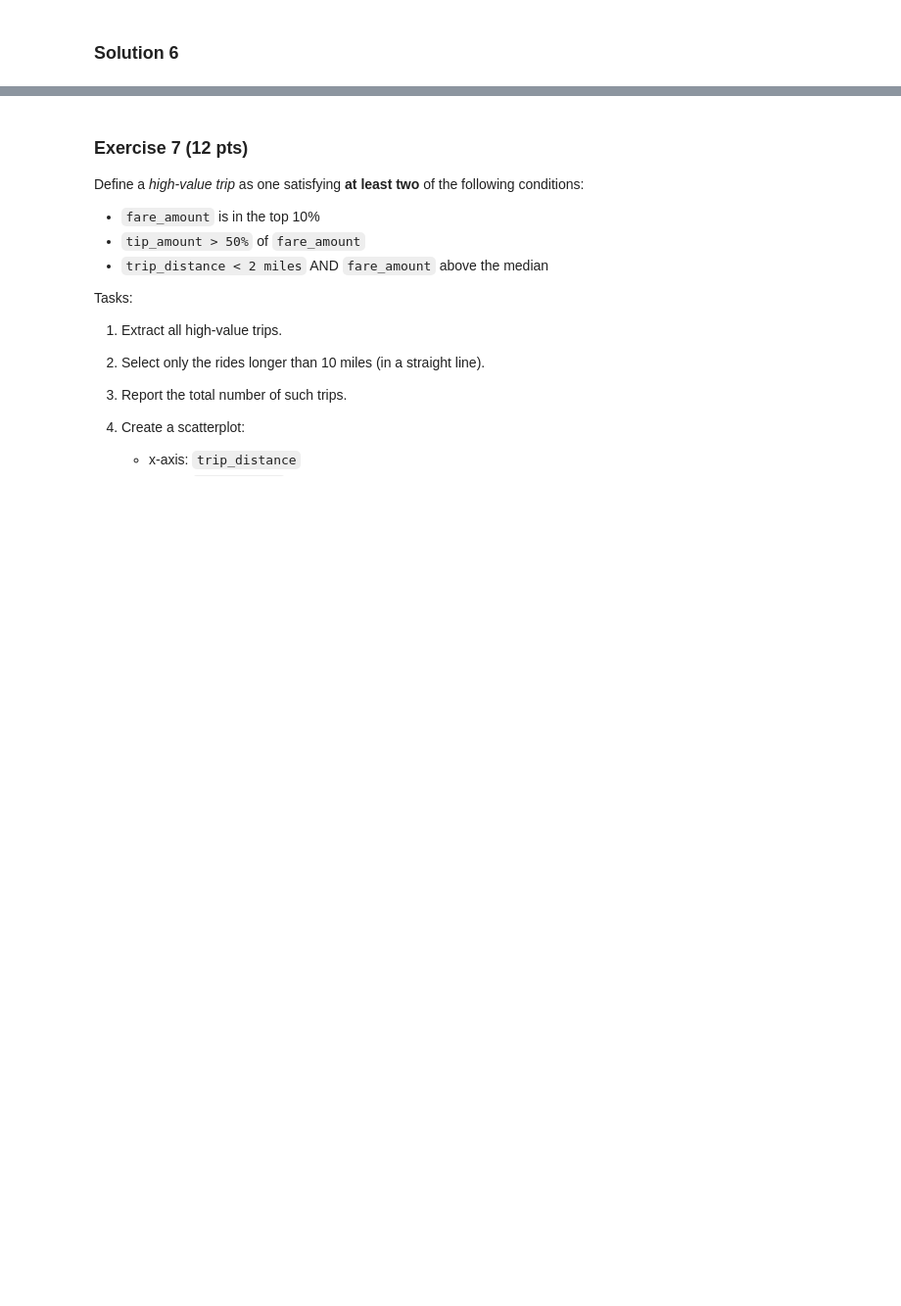
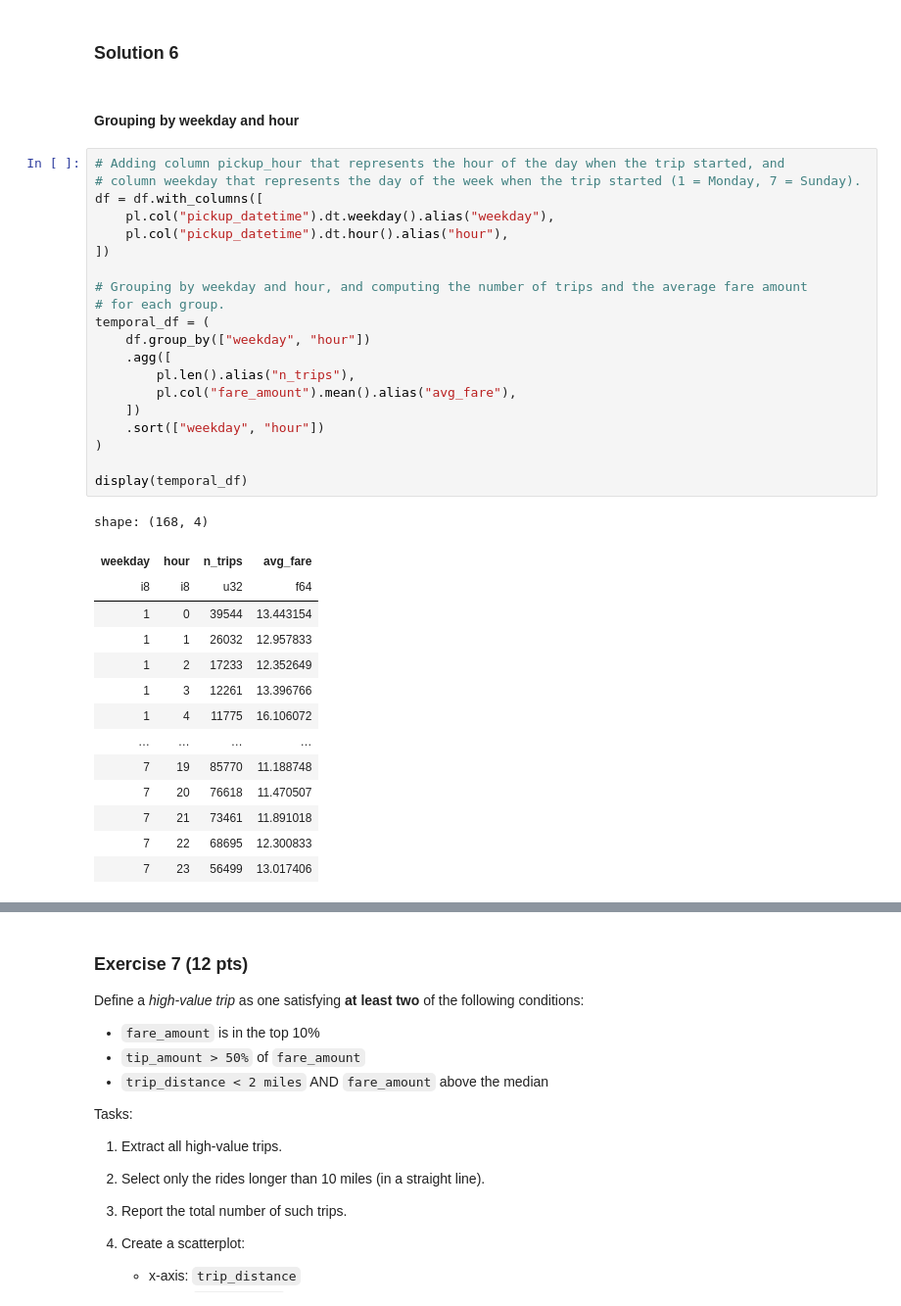
Before and after one commit to alegue4/VisualAnalytics_Assignment3, a Jupyter notebook: GuerrisiAlessandro_Assignment3.ipynb, the cells around one changed output, grey strips where cells are left out. Shown at 98% size. Saved outputs shown, nothing was run; the diff lists cells and outputs as text; blank space fills up the shorter version.

```diff
--- a/GuerrisiAlessandro_Assignment3.ipynb
+++ b/GuerrisiAlessandro_Assignment3.ipynb
@@ -897,3 +899,40 @@ Analyze temporal patterns in taxi demand:
 3. Return the top 5 `(weekday, hour)` by average fare.
 # %% [markdown]
 ### Solution 6
+# %% [markdown]
+#### Grouping by weekday and hour
+# %%
+# Adding column pickup_hour that represents the hour of the day when the trip started, and
+# column weekday that represents the day of the week when the trip started (1 = Monday, 7 = Sunday).
+df = df.with_columns([
+    pl.col("pickup_datetime").dt.weekday().alias("weekday"),
+    pl.col("pickup_datetime").dt.hour().alias("hour"),
+])
+
+# Grouping by weekday and hour, and computing the number of trips and the average fare amount
+# for each group.
+temporal_df = (
+    df.group_by(["weekday", "hour"])
+    .agg([
+        pl.len().alias("n_trips"),
+        pl.col("fare_amount").mean().alias("avg_fare"),
+    ])
+    .sort(["weekday", "hour"])
+)
+
+display(temporal_df)
+# %% [output]
+shape: (168, 4)
+| weekday | hour | n_trips | avg_fare |
+| i8 | i8 | u32 | f64 |
+| 1 | 0 | 39544 | 13.443154 |
+| 1 | 1 | 26032 | 12.957833 |
+| 1 | 2 | 17233 | 12.352649 |
+| 1 | 3 | 12261 | 13.396766 |
+| 1 | 4 | 11775 | 16.106072 |
+| … | … | … | … |
+| 7 | 19 | 85770 | 11.188748 |
+| 7 | 20 | 76618 | 11.470507 |
+| 7 | 21 | 73461 | 11.891018 |
+| 7 | 22 | 68695 | 12.300833 |
+| 7 | 23 | 56499 | 13.017406 |
```
Also changed, not shown: parts of 8 cells of this notebook, 2 other files.
